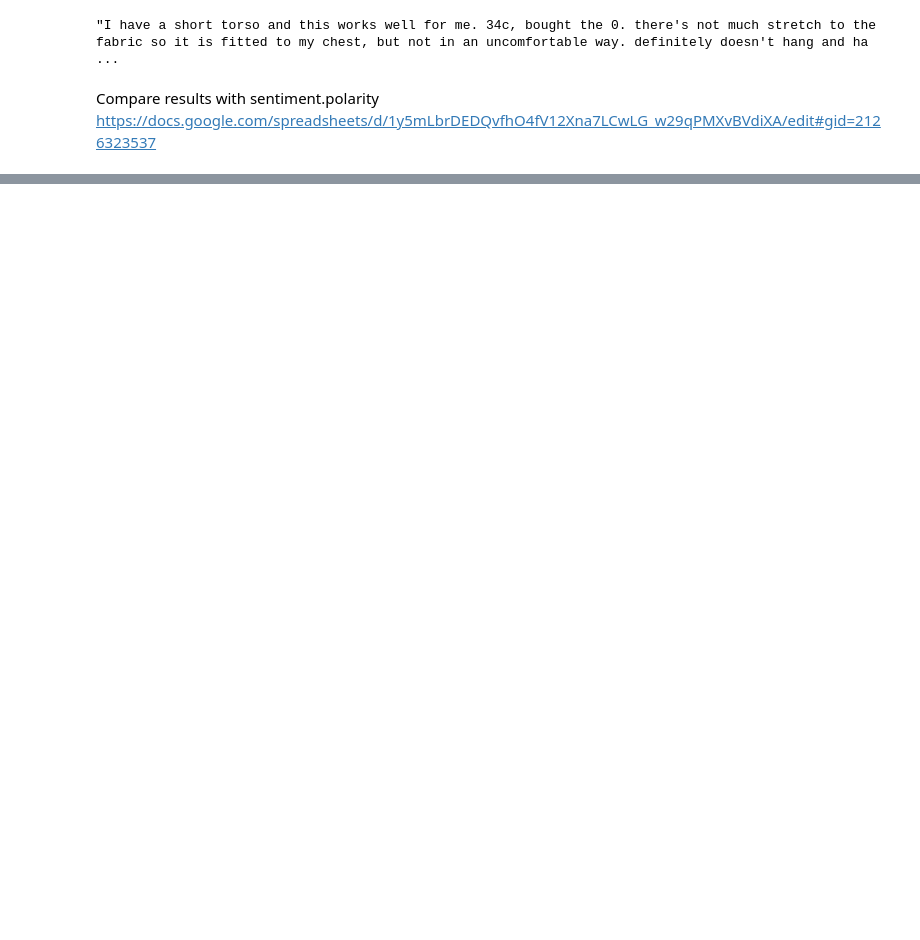
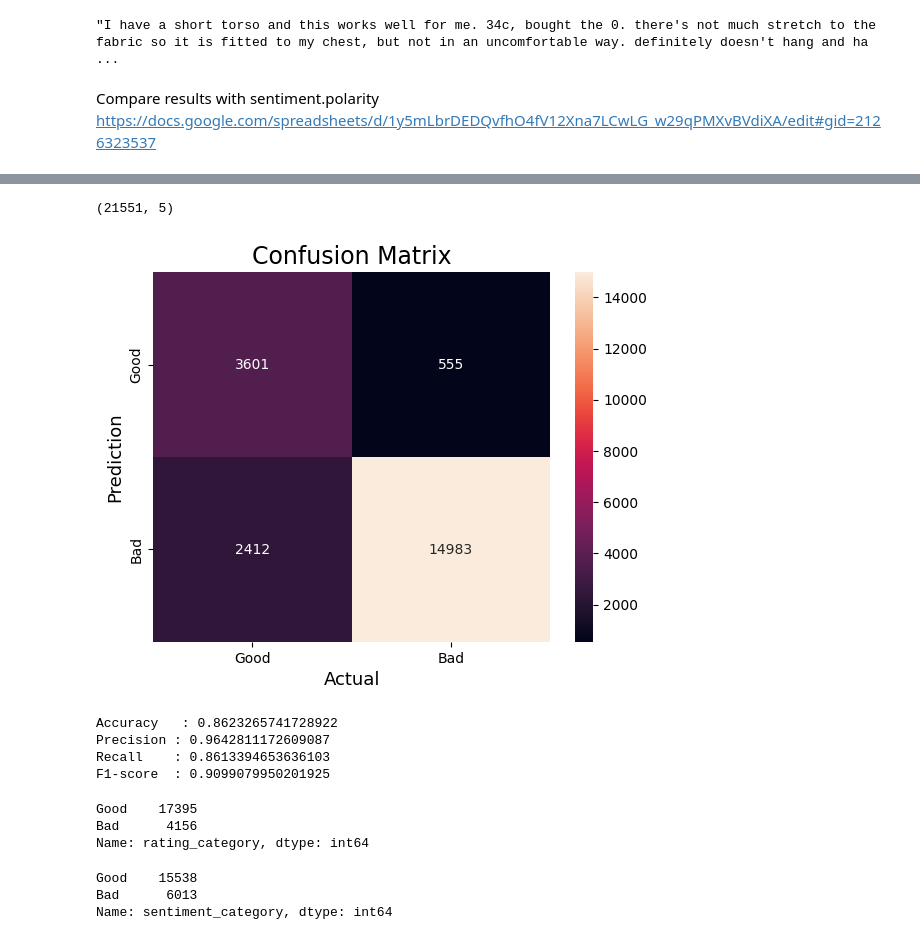
Before and after one commit to tarachandaniheena/LogisticRegression, a Jupyter notebook: customer_reviews_transformers.ipynb, the cells around one changed output, grey strips where cells are left out. Saved outputs shown, nothing was run; the diff lists cells and outputs as text; code cells hidden in the pictures; blank space fills up the shorter version.

```diff
--- a/customer_reviews_transformers.ipynb
+++ b/customer_reviews_transformers.ipynb
@@ -113,0 +133,2 @@ df_limited.tail(10)
+# %%
+sentiment_df = df_limited.append(df_limited_bottom)
@@ -120,3 +152,6 @@ df_limited.to_csv('customer_review_transformer_results2.csv')
 # %% [markdown]
 Compare results with sentiment.polarity
 https://docs.google.com/spreadsheets/d/1y5mLbrDEDQvfhO4fV12Xna7LCwLG_w29qPMXvBVdiXA/edit#gid=2126323537
+# %%
+sentiment_df['rating_category'] = pd.cut(sentiment_df['rating'], bins = [1,3,5], labels = ["Bad","Good"])
+sentiment_df['sentiment_category'] = pd.cut(sentiment_df['sentiment'], bins = [1,3,5], labels = ["Bad","Good"])
@@ -122,0 +167,54 @@ https://docs.google.com/spreadsheets/d/1y5mLbrDEDQvfhO4fV12Xna7LCwLG_w29qPMXvBVd
+# %%
+sentiment_df.dropna(inplace=True)
+# %%
+sentiment_df.shape
+# %% [output]
+(21551, 5)
+# %%
+from sklearn.metrics import confusion_matrix
+import seaborn as sns
+import matplotlib.pyplot as plt
+
+cm = confusion_matrix(sentiment_df['rating_category'],sentiment_df['sentiment_category'])
+
+sns.heatmap(cm,
+            annot=True,
+            fmt='g',
+            xticklabels=['Good','Bad'],
+            yticklabels=['Good','Bad'])
+plt.ylabel('Prediction',fontsize=13)
+plt.xlabel('Actual',fontsize=13)
+plt.title('Confusion Matrix',fontsize=17)
+plt.show()
+# %% [output]
+[figure, added]
+# %%
+from sklearn.metrics import accuracy_score, precision_score, recall_score, f1_score,  precision_recall_curve,roc_curve
+
+
+accuracy = accuracy_score(sentiment_df['rating_category'], sentiment_df['sentiment_category'])
+print("Accuracy   :", accuracy)
+precision = precision_score(sentiment_df['rating_category'], sentiment_df['sentiment_category'],average="binary", pos_label="Good")
+
+print("Precision :", precision)
+recall = recall_score(sentiment_df['rating_category'], sentiment_df['sentiment_category'] ,average="binary", pos_label="Good")
+print("Recall    :", recall)
+F1_score = f1_score(sentiment_df['rating_category'], sentiment_df['sentiment_category'],average="binary", pos_label="Good")
+print("F1-score  :", F1_score)
+# %% [output]
+Accuracy   : 0.8623265741728922
+Precision : 0.9642811172609087
+Recall    : 0.8613394653636103
+F1-score  : 0.9099079950201925
+# %%
+sentiment_df['rating_category'].value_counts()
+# %% [output]
+Good    17395
+Bad      4156
+Name: rating_category, dtype: int64
+# %%
+sentiment_df['sentiment_category'].value_counts()
+# %% [output]
+Good    15538
+Bad      6013
+Name: sentiment_category, dtype: int64
```
Also changed, not shown: parts of 21 cells of this notebook.
